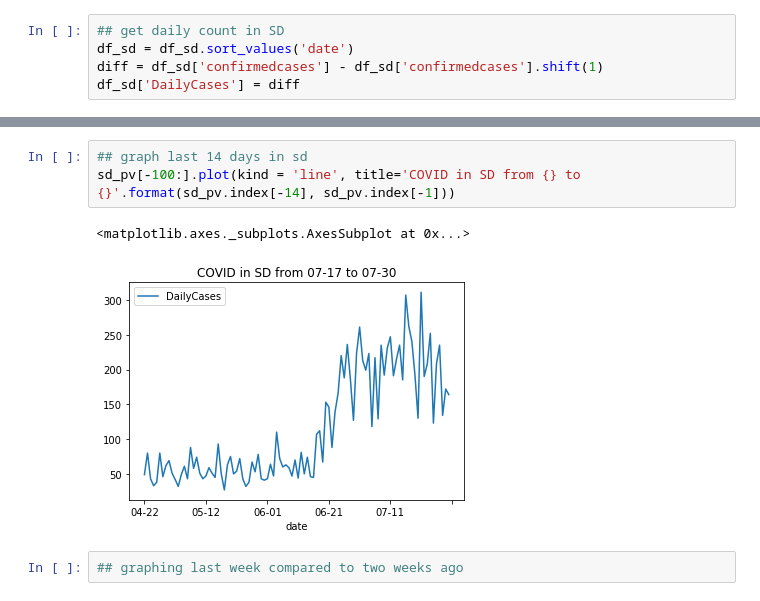
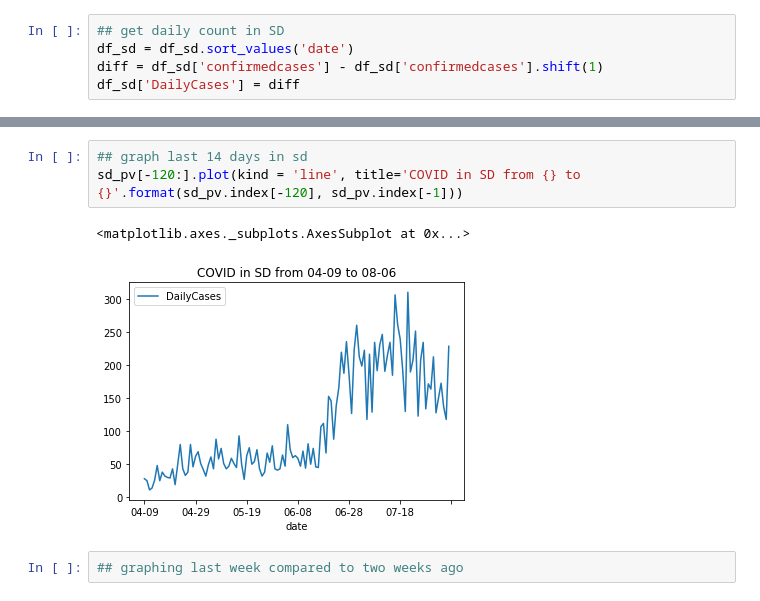
Before and after one commit to waychang626/Summer-2020-Projects-, a Jupyter notebook: COVID19-Project/COVID_SD.ipynb, the cells around one changed output, grey strips where cells are left out. Drawn from its saved outputs; the diff is of its cells as text.

Commit message:
added graphing function

```diff
--- a/COVID19-Project/COVID_SD.ipynb
+++ b/COVID19-Project/COVID_SD.ipynb
@@ -171,9 +156,9 @@ sd_pv.tail()
 # %%
 ## graph last 14 days in sd
-sd_pv[-100:].plot(kind = 'line', title='COVID in SD from {} to {}'.format(sd_pv.index[-14], sd_pv.index[-1]))
+sd_pv[-120:].plot(kind = 'line', title='COVID in SD from {} to {}'.format(sd_pv.index[-120], sd_pv.index[-1]))
 # %% [output]
 <matplotlib.axes._subplots.AxesSubplot at 0x...>
-[figure, old version]
+[figure, new version]
 # %%
 ## graphing last week compared to two weeks ago
 # %%
```
Also changed, not shown: parts of 16 cells of this notebook, 2 other files.
